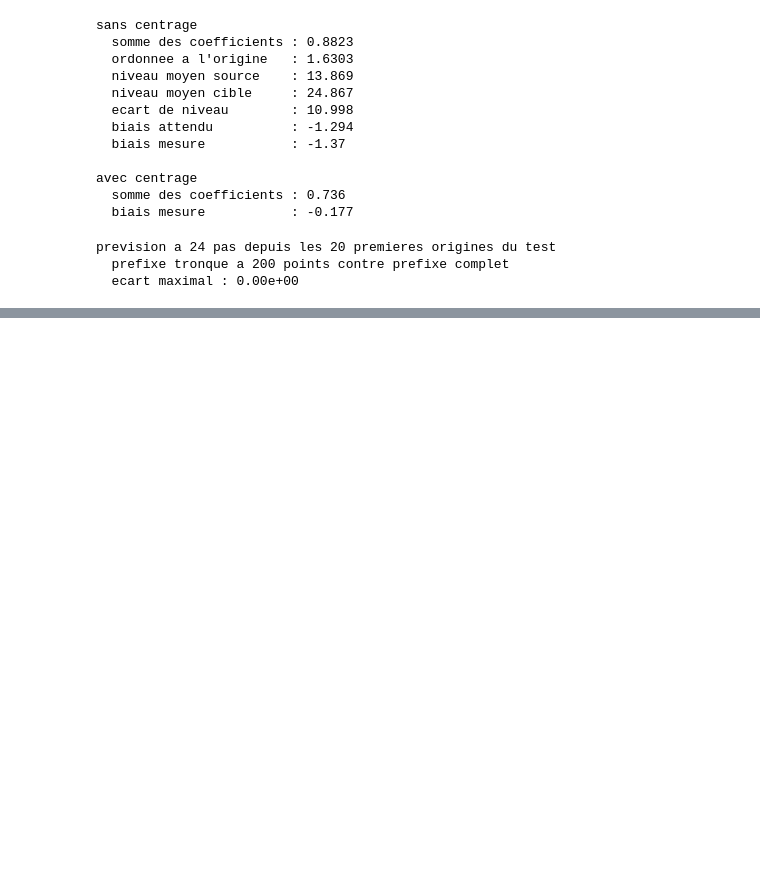
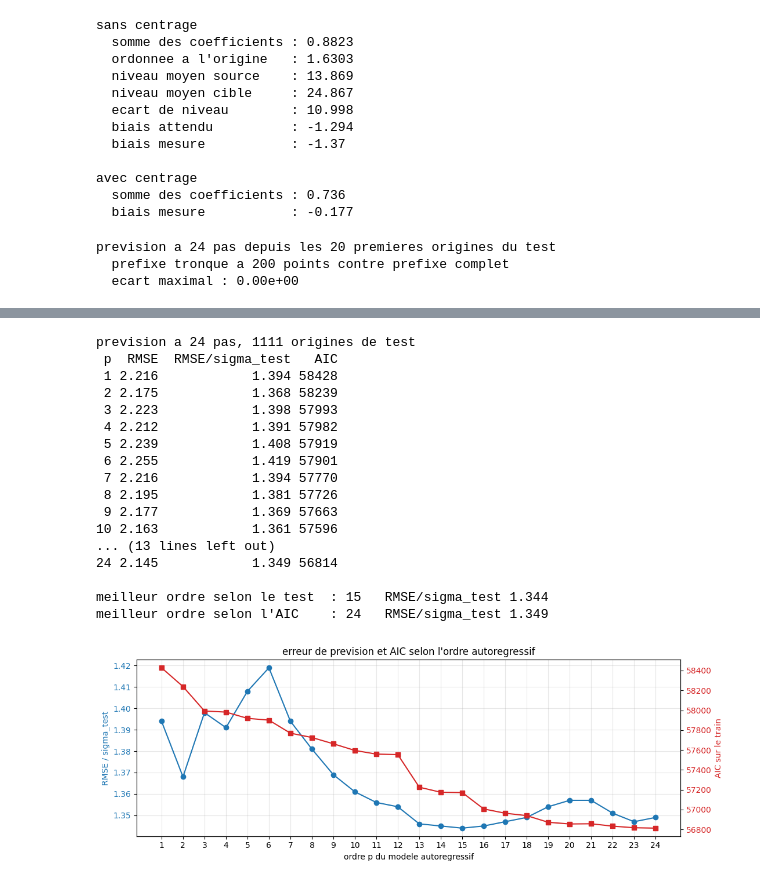
Before and after one commit to ArnaudG16/domain-adaptation-time-series, a Jupyter notebook: notebooks/meteo/prevision_meteo.ipynb, the cells around one changed output, grey strips where cells are left out. Drawn from its saved outputs; the diff is of its cells as text; code cells hidden in the pictures; blank space fills up the shorter version.

```diff
--- a/notebooks/meteo/prevision_meteo.ipynb
+++ b/notebooks/meteo/prevision_meteo.ipynb
@@ -853,0 +996,55 @@ prevision a 24 pas depuis les 20 premieres origines du test
+# %%
+ordres_p = list(range(1, 25))
+origines_balayage = indices_test[::8]
+vrai_balayage = z_cible[origines_balayage + horizon_residu]
+
+lignes_p = []
+for p_ar in ordres_p:
+    res_p = ARIMA(z_cible[:n_app_cible], order=(p_ar, 0, 0)).fit()
+    pred_p = prevision_arima(res_p, z_cible, horizon_residu, origines_balayage)
+    err_p = float(np.sqrt(np.mean((pred_p - vrai_balayage) ** 2)))
+    lignes_p.append([p_ar, round(err_p, 3), round(err_p / sigma_test[ville_cible], 3), round(res_p.aic)])
+
+tab_p = pd.DataFrame(lignes_p, columns=["p", "RMSE", "RMSE/sigma_test", "AIC"])
+print(f"prevision a {horizon_residu} pas, {len(origines_balayage)} origines de test")
+print(tab_p.to_string(index=False))
+
+meilleur_test = tab_p.loc[tab_p["RMSE"].idxmin()]
+meilleur_aic = tab_p.loc[tab_p["AIC"].idxmin()]
+print()
+print("meilleur ordre selon le test  :", int(meilleur_test["p"]), "  RMSE/sigma_test", meilleur_test["RMSE/sigma_test"])
+print("meilleur ordre selon l'AIC    :", int(meilleur_aic["p"]), "  RMSE/sigma_test", meilleur_aic["RMSE/sigma_test"])
+
+fig, ax1 = plt.subplots(figsize=(11, 4))
+ax1.plot(tab_p["p"], tab_p["RMSE/sigma_test"], marker="o", color="tab:blue")
+ax1.set_xlabel("ordre p du modele autoregressif")
+ax1.set_ylabel("RMSE / sigma_test", color="tab:blue")
+ax1.set_xticks(ordres_p)
+ax1.tick_params(axis="y", labelcolor="tab:blue")
+ax1.grid(alpha=0.3)
+ax2 = ax1.twinx()
+ax2.plot(tab_p["p"], tab_p["AIC"], marker="s", color="tab:red")
+ax2.set_ylabel("AIC sur le train", color="tab:red")
+ax2.tick_params(axis="y", labelcolor="tab:red")
+plt.title("erreur de prevision et AIC selon l'ordre autoregressif")
+plt.tight_layout()
+plt.show()
+# %% [output]
+prevision a 24 pas, 1111 origines de test
+ p  RMSE  RMSE/sigma_test   AIC
+ 1 2.216            1.394 58428
+ 2 2.175            1.368 58239
+ 3 2.223            1.398 57993
+ 4 2.212            1.391 57982
+ 5 2.239            1.408 57919
+ 6 2.255            1.419 57901
+ 7 2.216            1.394 57770
+ 8 2.195            1.381 57726
+ 9 2.177            1.369 57663
+10 2.163            1.361 57596
+... (13 lines left out)
+24 2.145            1.349 56814
+
+meilleur ordre selon le test  : 15   RMSE/sigma_test 1.344
+meilleur ordre selon l'AIC    : 24   RMSE/sigma_test 1.349
+[figure, added]
```
Also changed, not shown: parts of 5 cells of this notebook.
